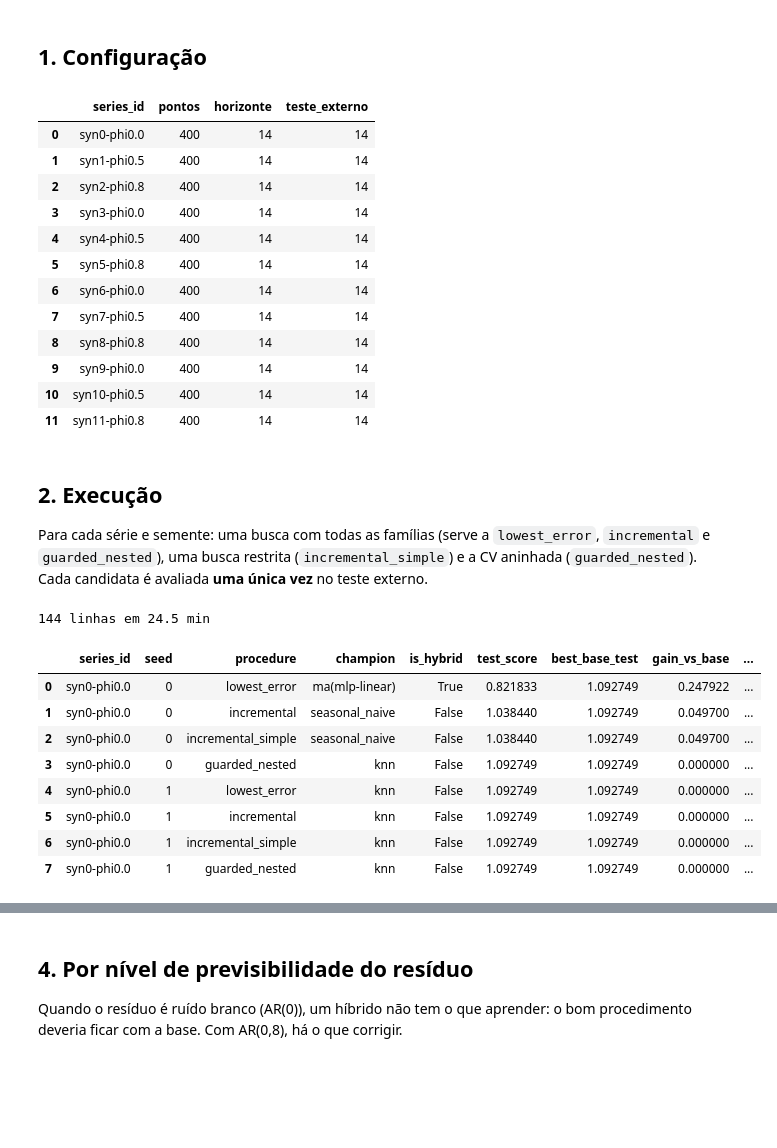
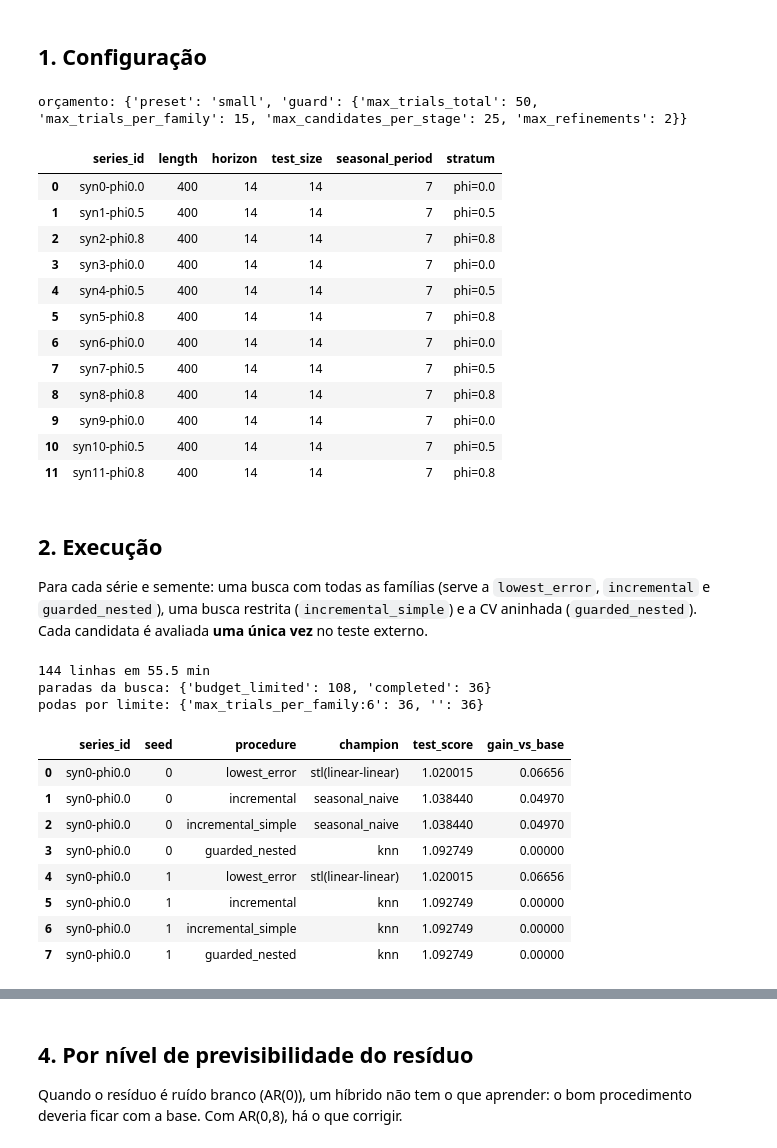
Before and after one commit to autohybts-lib/AutoHybTS, a Jupyter notebook: notebooks/09_ablation.ipynb, the cells around one changed output, grey strips where cells are left out. Saved outputs shown, nothing was run; the diff lists cells and outputs as text; code cells hidden in the pictures; blank space fills up the shorter version.

```diff
--- a/notebooks/09_ablation.ipynb
+++ b/notebooks/09_ablation.ipynb
@@ -34,33 +52,29 @@ AutoHybTS 0.0.1
 # %% [markdown]
 ## 1. Configuração
 # %%
-N_SERIES = 4
+N_SERIES = 12
 SEEDS = (0, 1, 2)
-BUDGET = "smoke"
+BUDGET = "small"  # 50 candidatas: a busca deixa de parar pelo limite total
 
 cases = list(synthetic_cases(N_SERIES))
-pd.DataFrame(
-    {
-        "series_id": [c.series_id for c in cases],
-        "pontos": [len(c.values) for c in cases],
-        "horizonte": [c.horizon for c in cases],
-        "teste_externo": [c.test_size for c in cases],
-    }
-)
+protocol = ablation_protocol(cases, SEEDS, BUDGET)
+print("orçamento:", protocol["budget"])
+pd.DataFrame(protocol["series"])
 # %% [output]
+orçamento: {'preset': 'small', 'guard': {'max_trials_total': 50, 'max_trials_per_family': 15, 'max_candidates_per_stage': 25, 'max_refinements': 2}}
-|  | series_id | pontos | horizonte | teste_externo |
-| 0 | syn0-phi0.0 | 400 | 14 | 14 |
-| 1 | syn1-phi0.5 | 400 | 14 | 14 |
-| 2 | syn2-phi0.8 | 400 | 14 | 14 |
-| 3 | syn3-phi0.0 | 400 | 14 | 14 |
-| 4 | syn4-phi0.5 | 400 | 14 | 14 |
-| 5 | syn5-phi0.8 | 400 | 14 | 14 |
-| 6 | syn6-phi0.0 | 400 | 14 | 14 |
-| 7 | syn7-phi0.5 | 400 | 14 | 14 |
-| 8 | syn8-phi0.8 | 400 | 14 | 14 |
-| 9 | syn9-phi0.0 | 400 | 14 | 14 |
-| 10 | syn10-phi0.5 | 400 | 14 | 14 |
-| 11 | syn11-phi0.8 | 400 | 14 | 14 |
+|  | series_id | length | horizon | test_size | seasonal_period | stratum |
+| 0 | syn0-phi0.0 | 400 | 14 | 14 | 7 | phi=0.0 |
+| 1 | syn1-phi0.5 | 400 | 14 | 14 | 7 | phi=0.5 |
+| 2 | syn2-phi0.8 | 400 | 14 | 14 | 7 | phi=0.8 |
+| 3 | syn3-phi0.0 | 400 | 14 | 14 | 7 | phi=0.0 |
+| 4 | syn4-phi0.5 | 400 | 14 | 14 | 7 | phi=0.5 |
+| 5 | syn5-phi0.8 | 400 | 14 | 14 | 7 | phi=0.8 |
+| 6 | syn6-phi0.0 | 400 | 14 | 14 | 7 | phi=0.0 |
+| 7 | syn7-phi0.5 | 400 | 14 | 14 | 7 | phi=0.5 |
+| 8 | syn8-phi0.8 | 400 | 14 | 14 | 7 | phi=0.8 |
+| 9 | syn9-phi0.0 | 400 | 14 | 14 | 7 | phi=0.0 |
+| 10 | syn10-phi0.5 | 400 | 14 | 14 | 7 | phi=0.5 |
+| 11 | syn11-phi0.8 | 400 | 14 | 14 | 7 | phi=0.8 |
 # %% [markdown]
 ## 2. Execução
 
@@ -68,19 +82,26 @@ Para cada série e semente: uma busca com todas as famílias (serve a `lowest_er
 # %%
 started = time.perf_counter()
 table = run_ablation(cases, seeds=SEEDS, budget=BUDGET)
 print(f"{len(table)} linhas em {(time.perf_counter() - started) / 60:.1f} min")
-table.head(8)
+print("paradas da busca:", table["stop_reason"].value_counts().to_dict())
+print(
+    "podas por limite:",
+    table.drop_duplicates(["series_id", "seed", "search"])["pruned_by"].value_counts().to_dict(),
+)
+table[["series_id", "seed", "procedure", "champion", "test_score", "gain_vs_base"]].head(8)
 # %% [output]
-144 linhas em 24.5 min
+144 linhas em 55.5 min
+paradas da busca: {'budget_limited': 108, 'completed': 36}
+podas por limite: {'max_trials_per_family:6': 36, '': 36}
-|  | series_id | seed | procedure | champion | is_hybrid | test_score | best_base_test | gain_vs_base | ... |
-| 0 | syn0-phi0.0 | 0 | lowest_error | ma(mlp-linear) | True | 0.821833 | 1.092749 | 0.247922 | ... |
-| 1 | syn0-phi0.0 | 0 | incremental | seasonal_naive | False | 1.038440 | 1.092749 | 0.049700 | ... |
-| 2 | syn0-phi0.0 | 0 | incremental_simple | seasonal_naive | False | 1.038440 | 1.092749 | 0.049700 | ... |
-| 3 | syn0-phi0.0 | 0 | guarded_nested | knn | False | 1.092749 | 1.092749 | 0.000000 | ... |
-| 4 | syn0-phi0.0 | 1 | lowest_error | knn | False | 1.092749 | 1.092749 | 0.000000 | ... |
-| 5 | syn0-phi0.0 | 1 | incremental | knn | False | 1.092749 | 1.092749 | 0.000000 | ... |
-| 6 | syn0-phi0.0 | 1 | incremental_simple | knn | False | 1.092749 | 1.092749 | 0.000000 | ... |
-| 7 | syn0-phi0.0 | 1 | guarded_nested | knn | False | 1.092749 | 1.092749 | 0.000000 | ... |
+|  | series_id | seed | procedure | champion | test_score | gain_vs_base |
+| 0 | syn0-phi0.0 | 0 | lowest_error | stl(linear-linear) | 1.020015 | 0.06656 |
+| 1 | syn0-phi0.0 | 0 | incremental | seasonal_naive | 1.038440 | 0.04970 |
+| 2 | syn0-phi0.0 | 0 | incremental_simple | seasonal_naive | 1.038440 | 0.04970 |
+| 3 | syn0-phi0.0 | 0 | guarded_nested | knn | 1.092749 | 0.00000 |
+| 4 | syn0-phi0.0 | 1 | lowest_error | stl(linear-linear) | 1.020015 | 0.06656 |
+| 5 | syn0-phi0.0 | 1 | incremental | knn | 1.092749 | 0.00000 |
+| 6 | syn0-phi0.0 | 1 | incremental_simple | knn | 1.092749 | 0.00000 |
+| 7 | syn0-phi0.0 | 1 | guarded_nested | knn | 1.092749 | 0.00000 |
 # %% [markdown]
 ## 3. Resumo por procedimento
 
```
Also changed, not shown: parts of 17 cells of this notebook, 47 other files.
